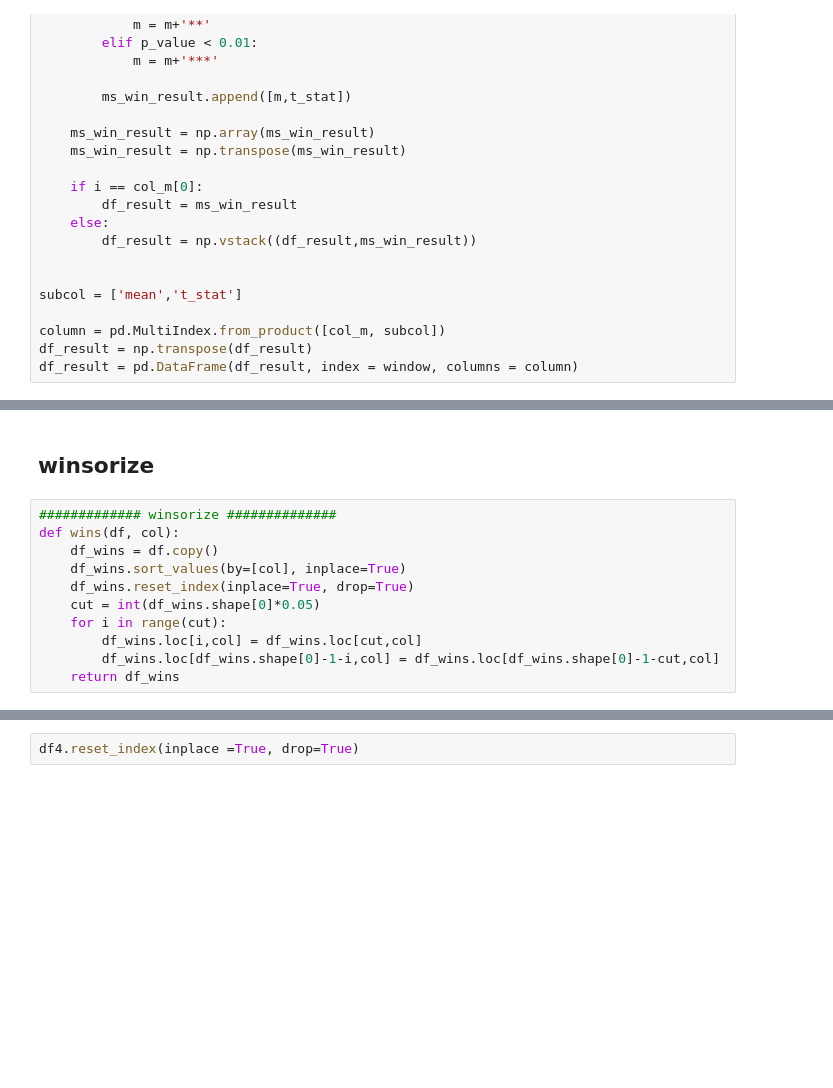
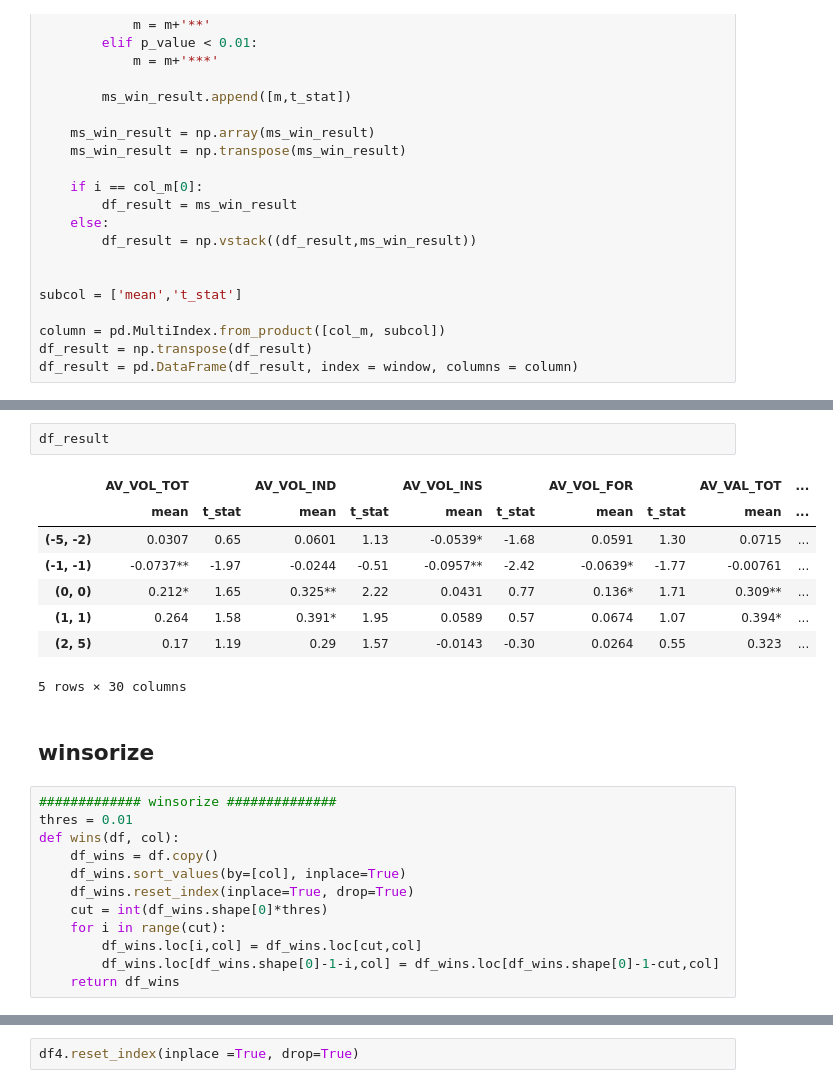
Before and after one commit to bang-js/finance_econ, a Jupyter notebook: ESG_news/news_stock_vol_no_refine.ipynb, the cells around one changed output, grey strips where cells are left out. Saved outputs shown, nothing was run; the diff lists cells and outputs as text; blank space fills up the shorter version.

```diff
--- a/ESG_news/news_stock_vol_no_refine.ipynb
+++ b/ESG_news/news_stock_vol_no_refine.ipynb
@@ -723,12 +977,24 @@ df_result
+# %%
+df_result
+# %% [output]
+|  | AV_VOL_TOT |  | AV_VOL_IND |  | AV_VOL_INS |  | AV_VOL_FOR |  | AV_VAL_TOT | ... |
+|  | mean | t_stat | mean | t_stat | mean | t_stat | mean | t_stat | mean | ... |
+| (-5, -2) | 0.0307 | 0.65 | 0.0601 | 1.13 | -0.0539* | -1.68 | 0.0591 | 1.30 | 0.0715 | ... |
+| (-1, -1) | -0.0737** | -1.97 | -0.0244 | -0.51 | -0.0957** | -2.42 | -0.0639* | -1.77 | -0.00761 | ... |
+| (0, 0) | 0.212* | 1.65 | 0.325** | 2.22 | 0.0431 | 0.77 | 0.136* | 1.71 | 0.309** | ... |
+| (1, 1) | 0.264 | 1.58 | 0.391* | 1.95 | 0.0589 | 0.57 | 0.0674 | 1.07 | 0.394* | ... |
+| (2, 5) | 0.17 | 1.19 | 0.29 | 1.57 | -0.0143 | -0.30 | 0.0264 | 0.55 | 0.323 | ... |
+5 rows × 30 columns
 # %% [markdown]
 ## winsorize
 # %%
 ############# winsorize ##############
+thres = 0.01
 def wins(df, col):
     df_wins = df.copy()
     df_wins.sort_values(by=[col], inplace=True)
     df_wins.reset_index(inplace=True, drop=True)
-    cut = int(df_wins.shape[0]*0.05)
+    cut = int(df_wins.shape[0]*thres)
     for i in range(cut):
         df_wins.loc[i,col] = df_wins.loc[cut,col]
         df_wins.loc[df_wins.shape[0]-1-i,col] = df_wins.loc[df_wins.shape[0]-1-cut,col]
```
Also changed, not shown: parts of 47 cells of this notebook, 1 other file.
